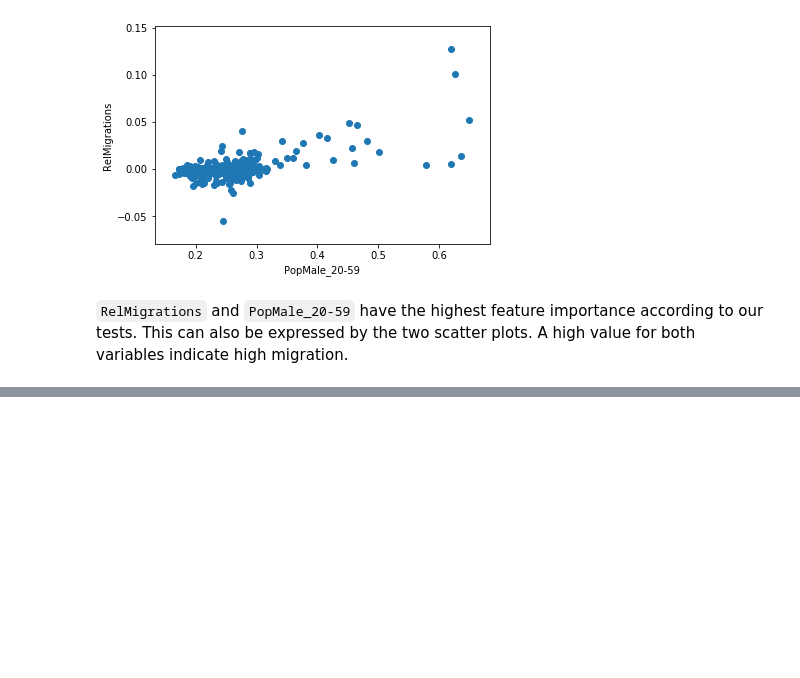
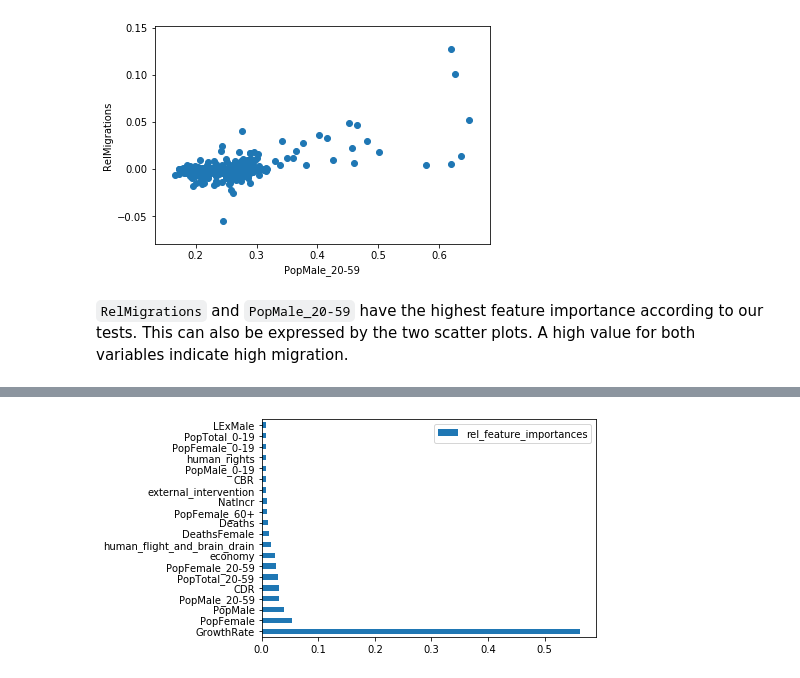
Before and after one commit to oStritze/dopp3, a Jupyter notebook: src/total.ipynb, the cells around one changed output, grey strips where cells are left out. Cells and saved outputs as stored; diff of their text form; code cells hidden in the pictures; blank space fills up the shorter version.

```diff
--- a/src/total.ipynb
+++ b/src/total.ipynb
@@ -349,0 +360,2 @@ plt.show()
+# %%
+small_set = full_set.drop(["Time", "MidPeriod", "year", "Country", "country", "CNMR", "NetMigrations", "change_from_previous_year"], axis=1)
@@ -349,0 +386,7 @@ plt.show()
+# %%
+X = small_set.drop("RelMigrations", axis=1)
+y = small_set["RelMigrations"]
+clf = ExtraTreesRegressor(n_estimators=50)
+scores = cross_validate(clf, X, y, scoring="neg_mean_absolute_error", cv=10)
+print("mean absolute error: " + str(scores["test_score"].mean() * -1))
+print("standard deviatoin: " + str(scores["test_score"].std()))
@@ -349,0 +396,9 @@ plt.show()
+# %%
+clf = clf.fit(X, y)
+
+feature_importances = pd.DataFrame(clf.feature_importances_).T
+feature_importances.columns = X.columns
+feature_importances = feature_importances.T
+feature_importances.columns = ["rel_feature_importances"]
+feature_importances = feature_importances.sort_values(by="rel_feature_importances", ascending=False)
+feature_importances
@@ -349,0 +423,5 @@ plt.show()
+# %%
+feature_importances[:20].plot(kind='barh')
+plt.show()
+# %% [output]
+[figure, added]
```
Also changed, not shown: parts of 22 cells of this notebook, 1 other file.
